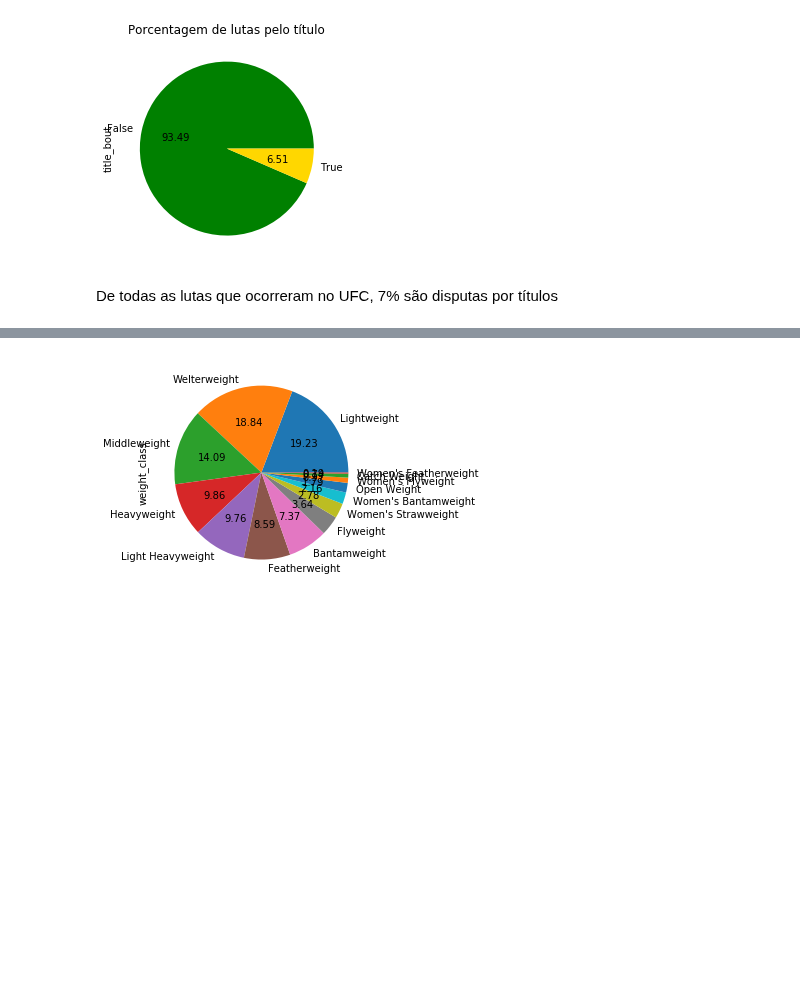
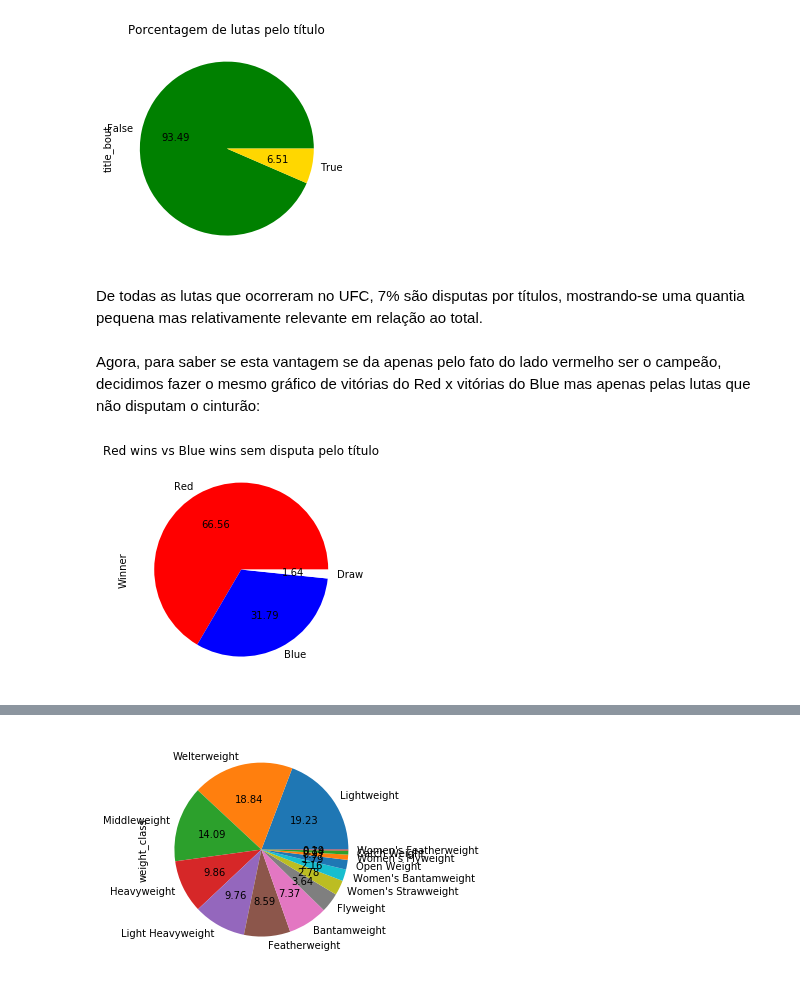
Before and after one commit to VergaraC/Dados_P3, a Jupyter notebook: Projeto3_Sujo/Sujo_Edgard/Projeto3_Sujo_Edgard.ipynb, the cells around one changed output, grey strips where cells are left out. Drawn from its saved outputs; the diff is of its cells as text; code cells hidden in the pictures; blank space fills up the shorter version.

```diff
--- a/Projeto3_Sujo/Sujo_Edgard/Projeto3_Sujo_Edgard.ipynb
+++ b/Projeto3_Sujo/Sujo_Edgard/Projeto3_Sujo_Edgard.ipynb
@@ -72,4 +72,13 @@ data['title_bout'].value_counts().plot(kind='pie', colors=['green','gold'],autop
 # %% [output]
 [figure]
 # %% [markdown]
-De todas as lutas que ocorreram no UFC, 7% são disputas por títulos
+De todas as lutas que ocorreram no UFC, 7% são disputas por títulos, mostrando-se uma quantia pequena mas relativamente relevante em relação ao total.
+# %% [markdown]
+Agora, para saber se esta vantagem se da apenas pelo fato do lado vermelho ser o campeão, decidimos fazer o mesmo gráfico de  vitórias do Red x vitórias do Blue mas apenas pelas lutas que não disputam o cinturão:
+# %%
+graf_winner_with_title = data.loc[: , ["Winner", "title_bout"]]
+graf_winner_with_title1 = graf_winner_with_title.loc[(graf_winner_with_title.title_bout==False),:]
+plt.title("Red wins vs Blue wins sem disputa pelo título")
+graf_winner_with_title1.Winner.value_counts().plot(kind='pie', colors=['red','blue',"white"],autopct="%0.2f",legend=False);
+# %% [output]
+[figure, added]
```
Also changed, not shown: parts of 11 cells of this notebook, 1 other file.
